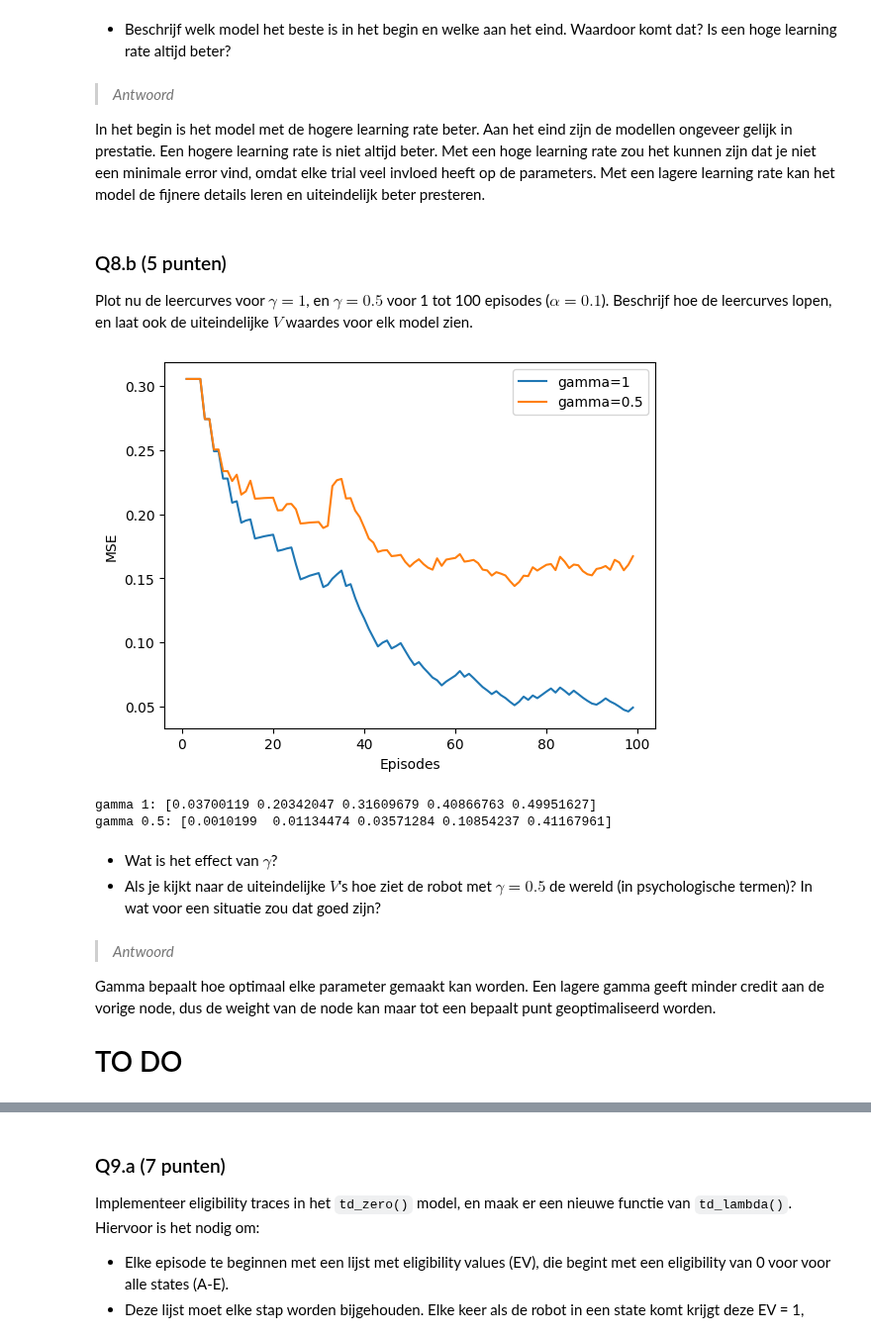
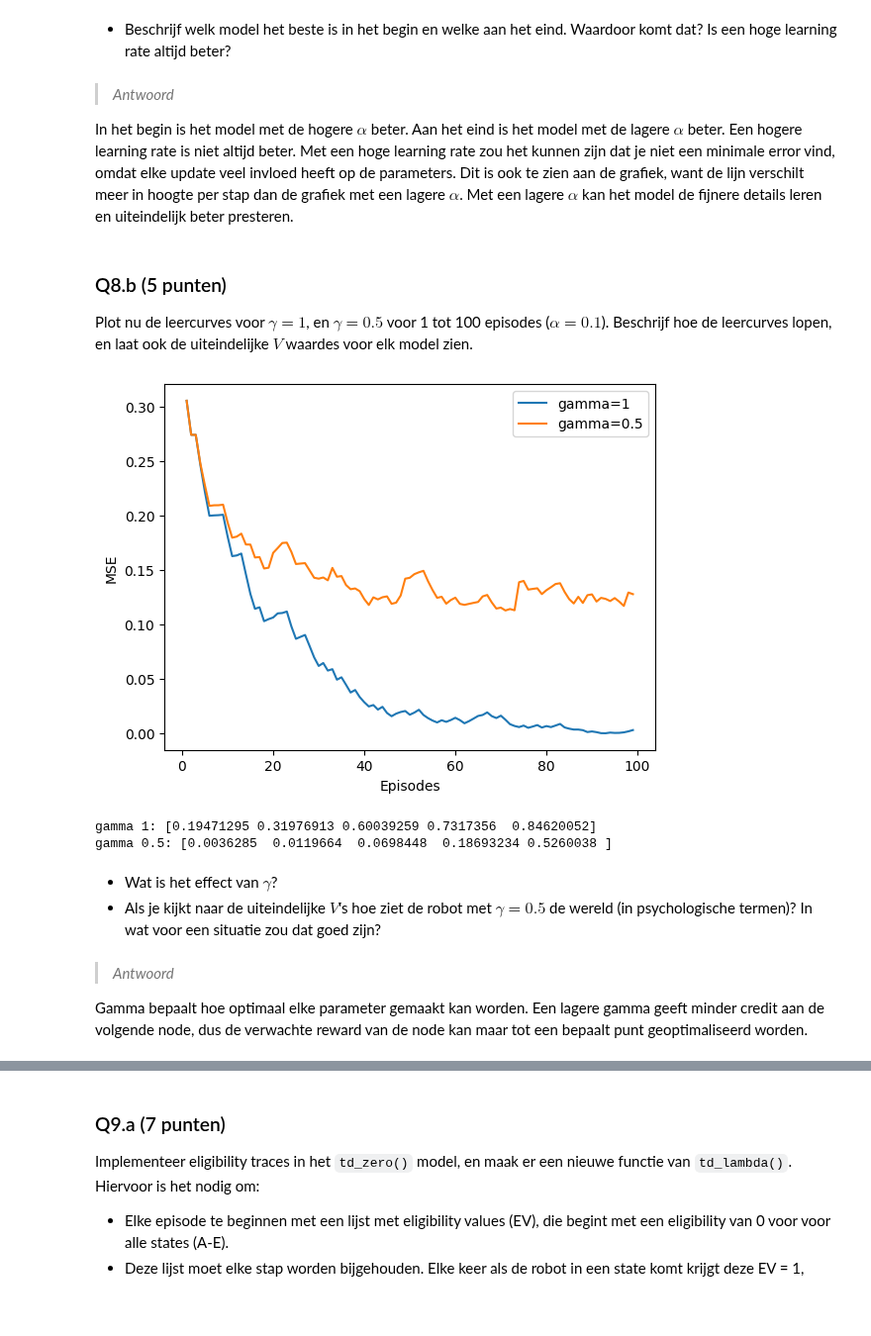
Before and after one commit to YorbenKoolhaas/cogmod, a Jupyter notebook: hw1/Assignment_1.ipynb, the cells around one changed output, grey strips where cells are left out. Shown at 99% size. Cells and saved outputs as stored; diff of their text form; code cells hidden in the pictures; blank space fills up the shorter version.

```diff
--- a/hw1/Assignment_1.ipynb
+++ b/hw1/Assignment_1.ipynb
@@ -623,31 +625,24 @@ Schrijf een functie `td_zero()` die als input, alpha ($\alpha$) , gamma ($\gamma
     * Eindpunt bereikt? Beëindig de episode en start een nieuwe, zo niet weer muntje opgooien
 # %%
 def td_zero(alpha, gamma, episodes):
-    states = 5
 
-    Vt0 = [0 for _ in range(states + 2)]
+    V = [0 for _ in range(7)]
 
     for _ in range(episodes):
 
         state = 3
 
-        while True:
+        while state != 6 and state != 0:
 
-            if state == 0 or state == 6:
-                Vt0[prev_state] = Vt0[prev_state] + alpha * (state/6 + gamma * Vt0[state] - Vt0[prev_state])
-                break
+            next_state = (state + 1) if random.random() > 0.5 else (state - 1)
 
-            prev_state = state
+            reward = next_state == 6
 
-            step = random.randint(0, 1)
-            if step:
-                state += 1
-            else:
-                state -= 1
+            V[state] += alpha * (reward + gamma * V[next_state] - V[state])
 
-            Vt0[prev_state] = Vt0[prev_state] + alpha * (gamma * Vt0[state] - Vt0[prev_state])
+            state = next_state
 
-    return np.array(Vt0[1:-1])
+    return np.array(V[1:-1])
 # %% [markdown]
 Laat met behulp van deze functie de robot 100 episodes leren over deze wereld. Hoe zien zijn verwachtingen eruit voor elke state ($V$)
 - Gegeven $\alpha$ = 0.1 en $\gamma$ = 1?
@@ -721,7 +716,7 @@ plt.show()
 # %% [markdown]
 > *Antwoord*
 
-In het begin is het model met de hogere learning rate beter. Aan het eind zijn de modellen ongeveer gelijk in prestatie. Een hogere learning rate is niet altijd beter. Met een hoge learning rate zou het kunnen zijn dat je niet een minimale error vind, omdat elke trial veel invloed heeft op de parameters. Met een lagere learning rate kan het model de fijnere details leren en uiteindelijk beter presteren.
+In het begin is het model met de hogere $\alpha$ beter. Aan het eind is het model met de lagere $\alpha$ beter. Een hogere learning rate is niet altijd beter. Met een hoge learning rate zou het kunnen zijn dat je niet een minimale error vind, omdat elke update veel invloed heeft op de parameters. Dit is ook te zien aan de grafiek, want de lijn verschilt meer in hoogte per stap dan de grafiek met een lagere $\alpha$. Met een lagere $\alpha$ kan het model de fijnere details leren en uiteindelijk beter presteren.
 # %% [markdown]
 ### Q8.b  (5 punten)
 
@@ -729,44 +724,42 @@ Plot nu de leercurves voor $\gamma=1$, en $\gamma=0.5$ voor 1 tot 100 episodes (
 # %%
 begin = 1
 end = 100
 
 mses1 = []
 mses2 = []
 
 for episodes in range(begin, end):
 
     random.seed(42)
-    Vt1 = td_zero(0.1, 1, episodes)
-    mses1.append(MSE(Vt1))
+    V1 = td_zero(0.1, 1, episodes)
+    mses1.append(MSE(V1))
 
     random.seed(42)
-    Vt2 = td_zero(0.1, 0.5, episodes)
-    mses2.append(MSE(Vt2))
+    V2 = td_zero(0.1, 0.5, episodes)
+    mses2.append(MSE(V2))
 
 plt.plot(range(begin, end), mses1, label='gamma=1')
 plt.plot(range(begin, end), mses2, label='gamma=0.5')
 plt.legend()
 
 plt.xlabel('Episodes')
 plt.ylabel('MSE')
 
 plt.show()
 
-print(f'gamma 1: {Vt1}')
-print(f'gamma 0.5: {Vt2}')
+print(f'gamma 1: {V1}')
+print(f'gamma 0.5: {V2}')
 # %% [output]
-[figure, old version]
+[figure, new version]
-gamma 1: [0.03700119 0.20342047 0.31609679 0.40866763 0.49951627]
-gamma 0.5: [0.0010199  0.01134474 0.03571284 0.10854237 0.41167961]
+gamma 1: [0.19471295 0.31976913 0.60039259 0.7317356  0.84620052]
+gamma 0.5: [0.0036285  0.0119664  0.0698448  0.18693234 0.5260038 ]
 # %% [markdown]
 * Wat is het effect van $\gamma$?
 * Als je kijkt naar de uiteindelijke $V$'s hoe ziet de robot met $\gamma=0.5$ de wereld (in psychologische termen)? In wat voor een situatie zou dat goed zijn?
 # %% [markdown]
 > *Antwoord*
 
-Gamma bepaalt hoe optimaal elke parameter gemaakt kan worden. Een lagere gamma geeft minder credit aan de vorige node, dus de weight van de node kan maar tot een bepaalt punt geoptimaliseerd worden.
-
-# TO DO
+Gamma bepaalt hoe optimaal elke parameter gemaakt kan worden. Een lagere gamma geeft minder credit aan de volgende node, dus de verwachte reward van de node kan maar tot een bepaalt punt geoptimaliseerd worden.
 # %% [markdown]
 ---
 
```
Also changed, not shown: parts of 11 cells of this notebook.
